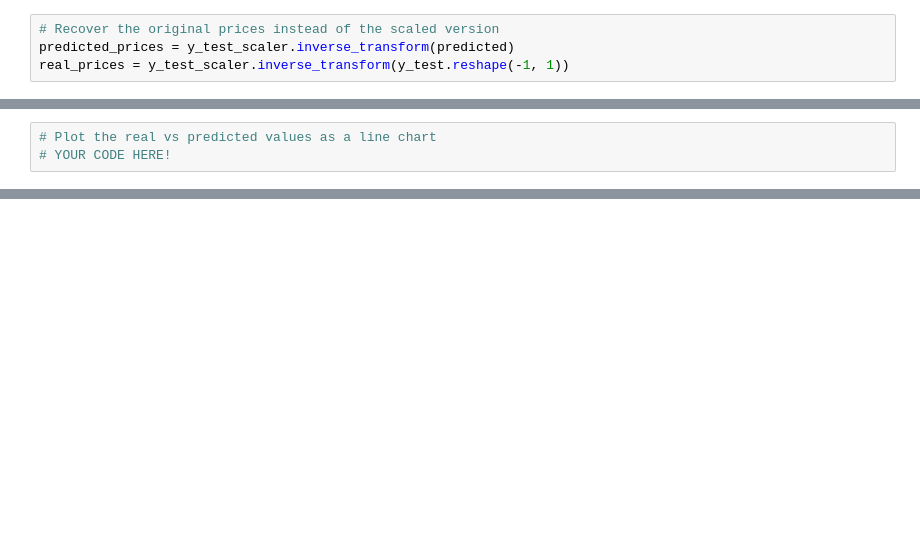
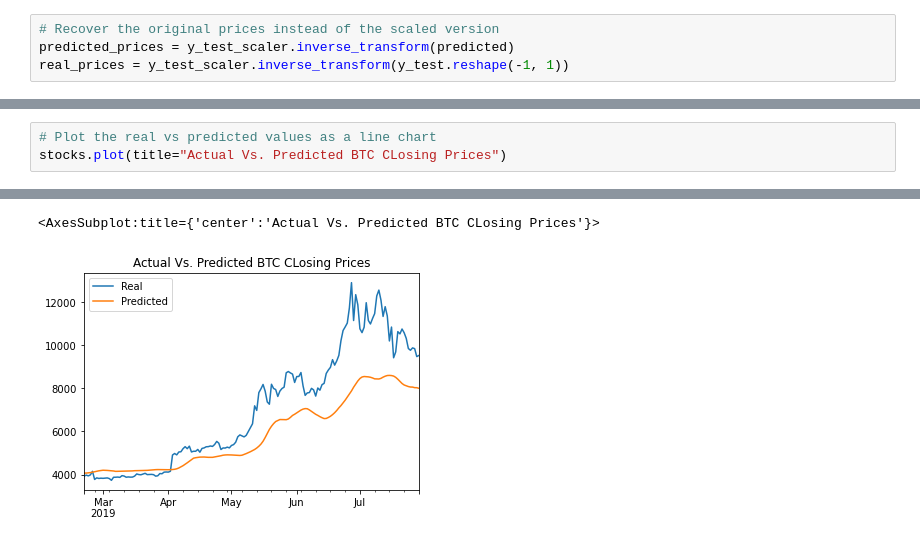
Before and after one commit to MatthewPuttroff/HWUnit14, a Jupyter notebook: Instructions/Starter_Code/lstm_stock_predictor_closing.ipynb, the cells around one changed output, grey strips where cells are left out. Cells and saved outputs as stored; diff of their text form; blank space fills up the shorter version.

```diff
--- a/Instructions/Starter_Code/lstm_stock_predictor_closing.ipynb
+++ b/Instructions/Starter_Code/lstm_stock_predictor_closing.ipynb
@@ -279,4 +279,4 @@ stocks.head()
 # %%
 # Plot the real vs predicted values as a line chart
-# YOUR CODE HERE!
+stocks.plot(title="Actual Vs. Predicted BTC CLosing Prices")
 # %% [output]
@@ -283,0 +283,2 @@ stocks.head()
+<AxesSubplot:title={'center':'Actual Vs. Predicted BTC CLosing Prices'}>
+[figure, added]
```
Also changed, not shown: parts of 5 cells of this notebook, 1 other file.
